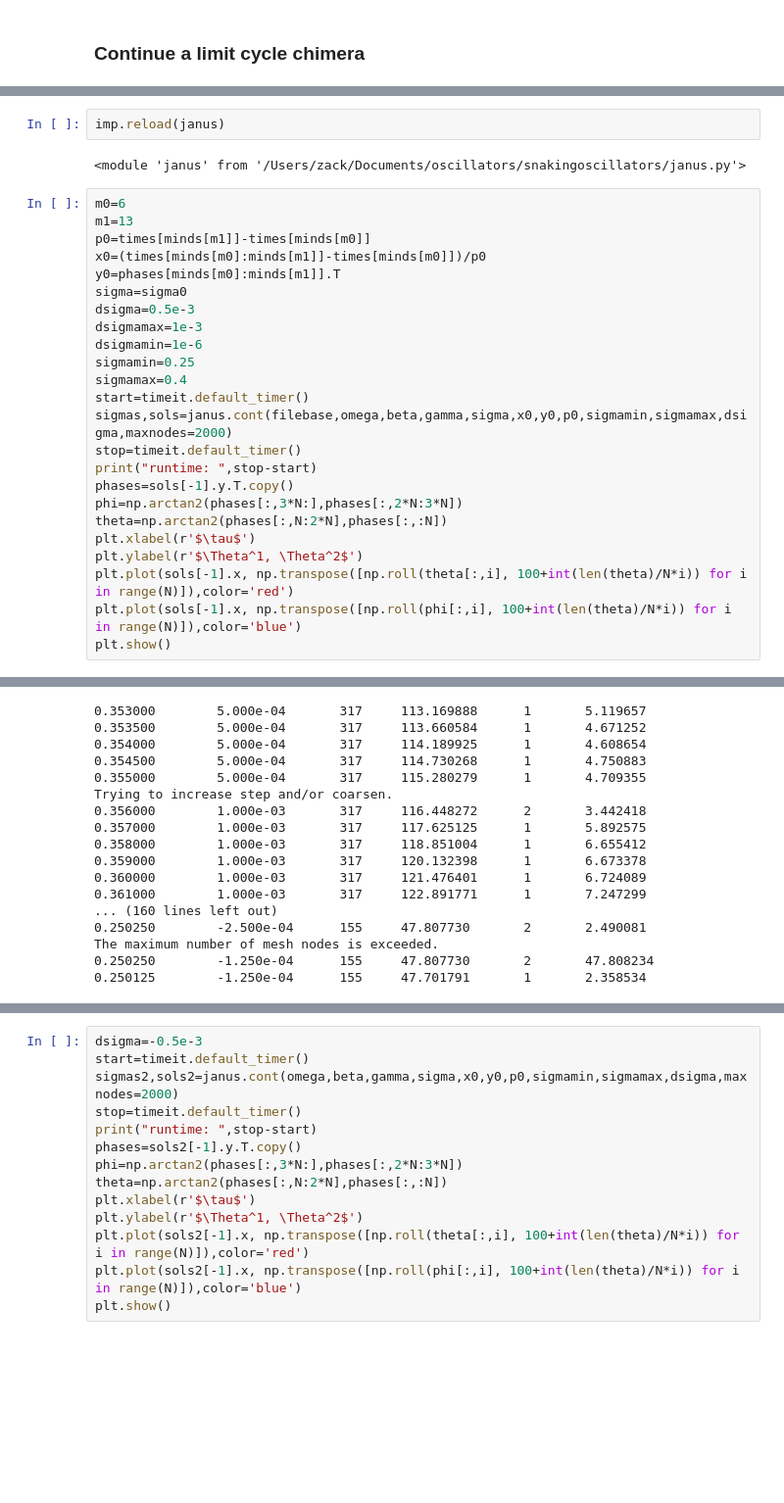
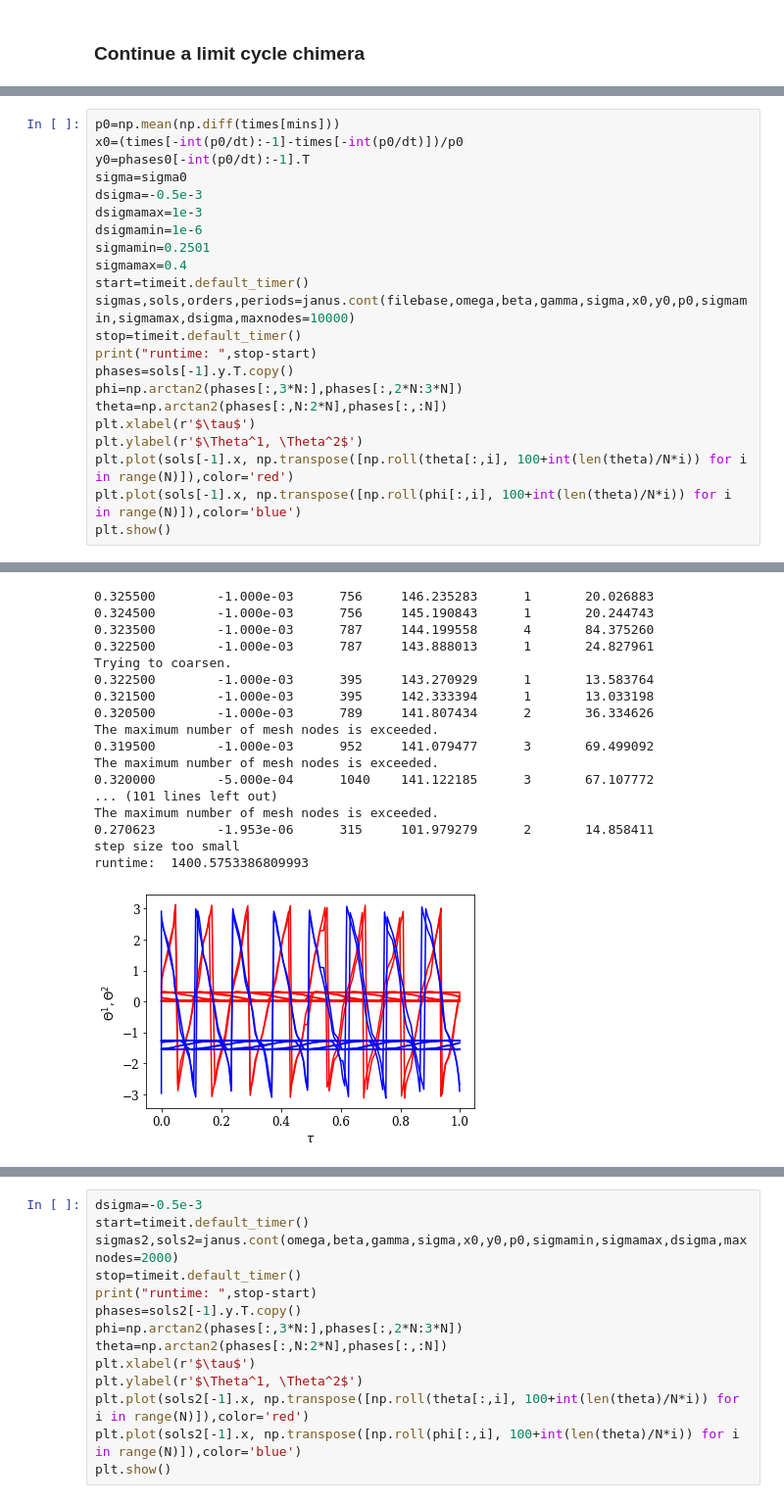
Before and after one commit to znicolaou/snakingoscillators, a Jupyter notebook: lccont.ipynb, the cells around one changed output, grey strips where cells are left out. Shown at 98% size. Cells and saved outputs as stored; diff of their text form; blank space fills up the shorter version.

Commit message:
updated janus cont

```diff
--- a/lccont.ipynb
+++ b/lccont.ipynb
@@ -236,21 +225,15 @@ plt.plot(times[minds],np.diff(phases[:,0])[minds],'bo')
-# %%
-imp.reload(janus)
-# %% [output]
-<module 'janus' from '/Users/zack/Documents/oscillators/snakingoscillators/janus.py'>
 # %%
-m0=6
-m1=13
-p0=times[minds[m1]]-times[minds[m0]]
-x0=(times[minds[m0]:minds[m1]]-times[minds[m0]])/p0
-y0=phases[minds[m0]:minds[m1]].T
+p0=np.mean(np.diff(times[mins]))
+x0=(times[-int(p0/dt):-1]-times[-int(p0/dt)])/p0
+y0=phases0[-int(p0/dt):-1].T
 sigma=sigma0
-dsigma=0.5e-3
+dsigma=-0.5e-3
 dsigmamax=1e-3
 dsigmamin=1e-6
-sigmamin=0.25
+sigmamin=0.2501
 sigmamax=0.4
 start=timeit.default_timer()
-sigmas,sols=janus.cont(filebase,omega,beta,gamma,sigma,x0,y0,p0,sigmamin,sigmamax,dsigma,maxnodes=2000)
+sigmas,sols,orders,periods=janus.cont(filebase,omega,beta,gamma,sigma,x0,y0,p0,sigmamin,sigmamax,dsigma,maxnodes=10000)
 stop=timeit.default_timer()
 print("runtime: ",stop-start)
 phases=sols[-1].y.T.copy()
@@ -272,17 +259,18 @@ The algorithm converged to the desired accuracy.
-0.353000        5.000e-04       317     113.169888      1       5.119657
-0.353500        5.000e-04       317     113.660584      1       4.671252
-0.354000        5.000e-04       317     114.189925      1       4.608654
-0.354500        5.000e-04       317     114.730268      1       4.750883
-0.355000        5.000e-04       317     115.280279      1       4.709355
-Trying to increase step and/or coarsen.
-0.356000        1.000e-03       317     116.448272      2       3.442418
-0.357000        1.000e-03       317     117.625125      1       5.892575
-0.358000        1.000e-03       317     118.851004      1       6.655412
-0.359000        1.000e-03       317     120.132398      1       6.673378
-0.360000        1.000e-03       317     121.476401      1       6.724089
-0.361000        1.000e-03       317     122.891771      1       7.247299
-... (160 lines left out)
-0.250250        -2.500e-04      155     47.807730       2       2.490081
+0.325500        -1.000e-03      756     146.235283      1       20.026883
+0.324500        -1.000e-03      756     145.190843      1       20.244743
+0.323500        -1.000e-03      787     144.199558      4       84.375260
+0.322500        -1.000e-03      787     143.888013      1       24.827961
+Trying to coarsen.
+0.322500        -1.000e-03      395     143.270929      1       13.583764
+0.321500        -1.000e-03      395     142.333394      1       13.033198
+0.320500        -1.000e-03      789     141.807434      2       36.334626
 The maximum number of mesh nodes is exceeded.
-0.250250        -1.250e-04      155     47.807730       2       47.808234
-0.250125        -1.250e-04      155     47.701791       1       2.358534
+0.319500        -1.000e-03      952     141.079477      3       69.499092
+The maximum number of mesh nodes is exceeded.
+0.320000        -5.000e-04      1040    141.122185      3       67.107772
+... (101 lines left out)
+The maximum number of mesh nodes is exceeded.
+0.270623        -1.953e-06      315     101.979279      2       14.858411
+step size too small
+runtime:  1400.5753386809993
+[figure, added]
```
Also changed, not shown: parts of 12 cells of this notebook, 8 other files.
